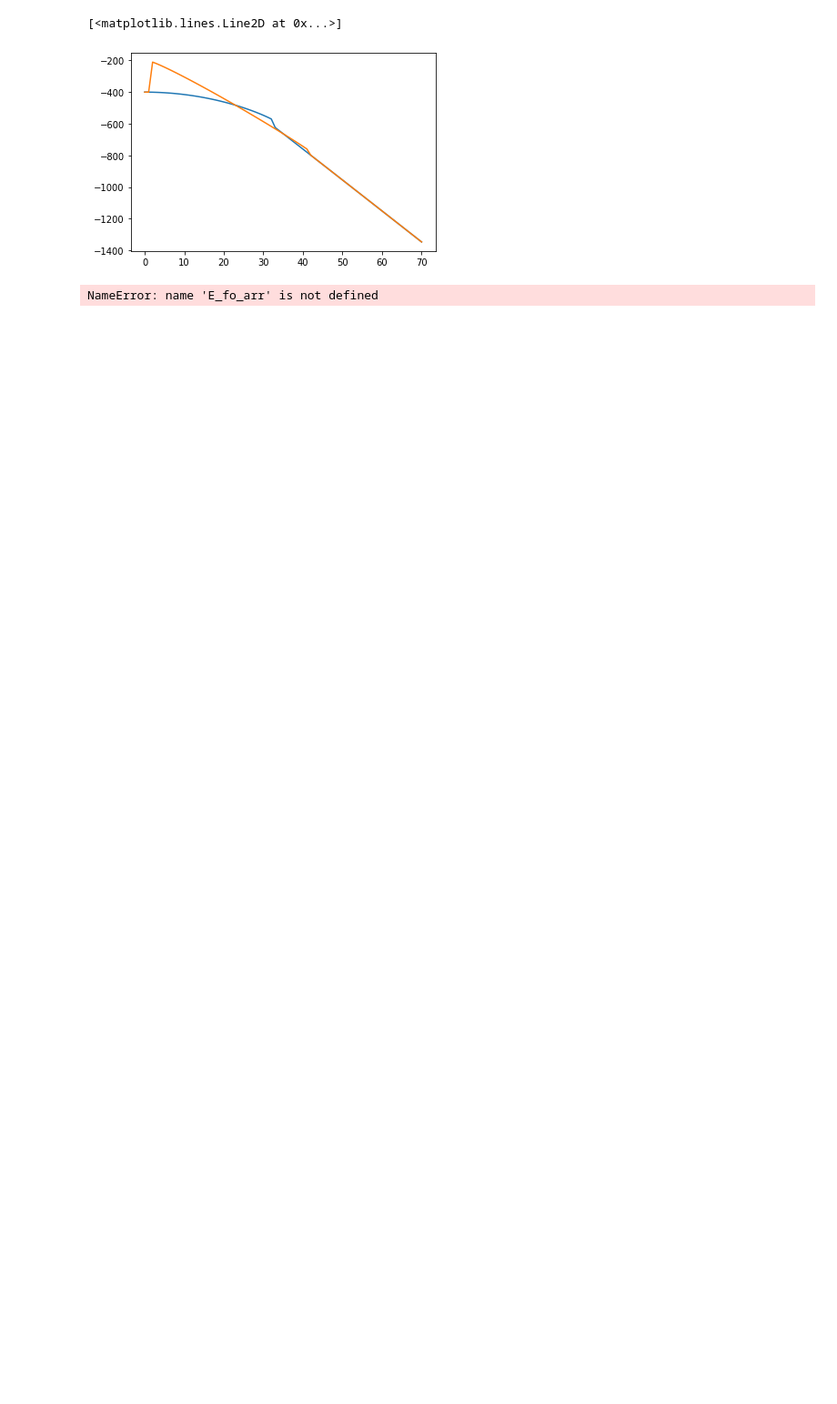
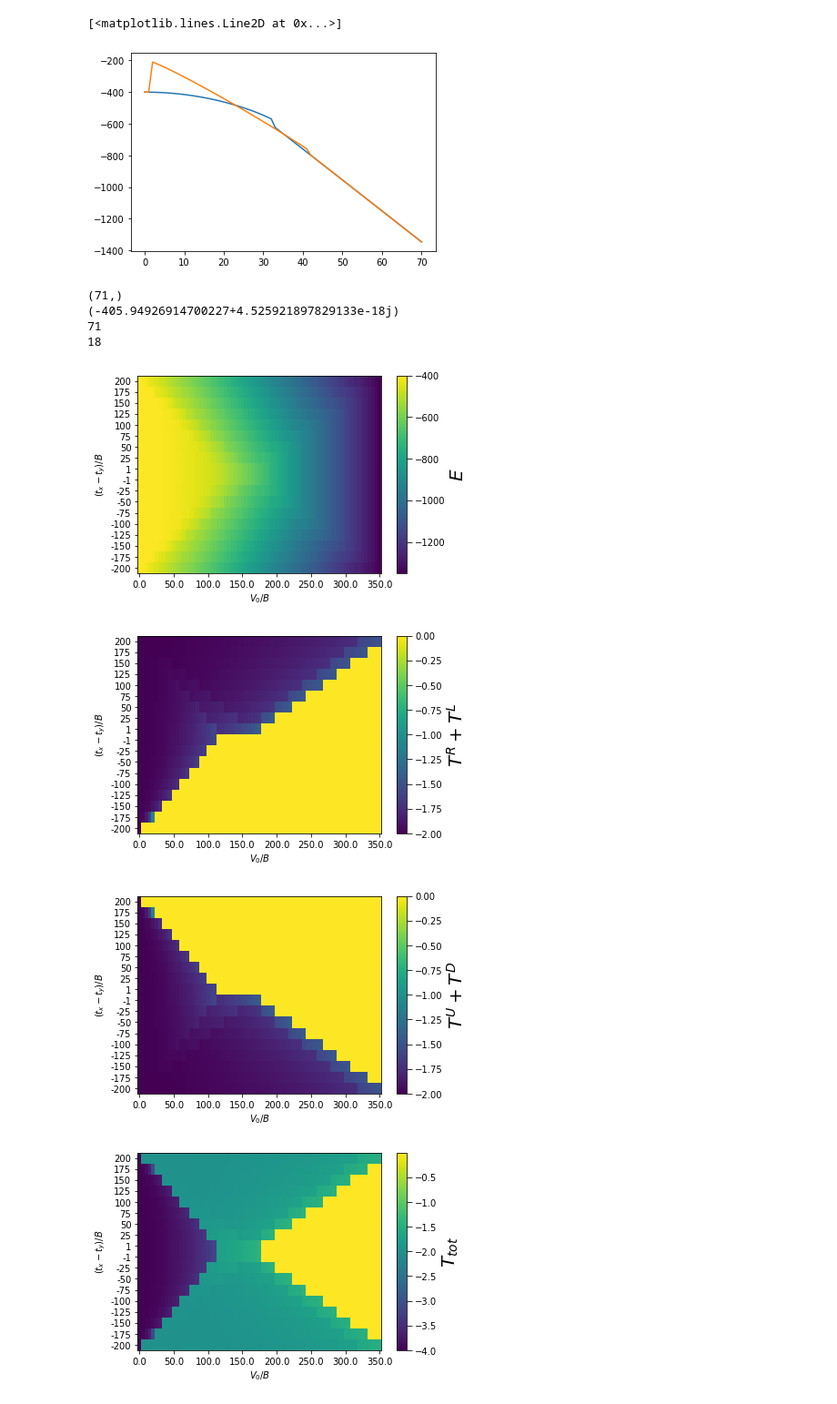
Before and after one commit to Progklui/rotor_lattice_models, a Jupyter notebook: phase_diag.ipynb, the cells around one changed output. Shown at 91% size. Drawn from its saved outputs; the diff is of its cells as text; code cells hidden in the pictures; blank space fills up the shorter version.

```diff
--- a/phase_diag.ipynb
+++ b/phase_diag.ipynb
@@ -633,6 +668,16 @@ plt.plot(E_fdh_arr[8])
 # %% [output]
 [<matplotlib.lines.Line2D at 0x...>]
 [figure]
+# %%
+print(E_arr_fo[0].shape)
+print(E_arr_fo[0,1])
+print(len(V_0_arr[0]))
+print(len(diff_tx_ty))
+# %% [output]
+(71,)
+(-405.94926914700227+4.525921897829133e-18j)
+71
+18
 # %%
 state_no = 0
 
@@ -642,12 +687,12 @@ Ty_order = np.zeros(E_fo_arr.shape, dtype=complex)
 
 order_p = np.zeros(E_fo_arr.shape, dtype=complex)
 
-for i in range(len(V_0_arr)):
-    for j in range(len(diff_tx_ty)):
-        E_fo  = E_fo_arr[i,j]
-        E_fdv = E_fdv_arr[i,j]
-        E_fdh = E_fdh_arr[i,j]
-        E_sp  = E_sp_arr[i,j]
+for i in range(len(diff_tx_ty)):
+    for j in range(len(V_0_arr[0])):
+        E_fo  = E_arr_fo[i,j].real
+        E_fdv = E_arr_fdv[i,j].real
+        E_fdh = E_arr_fdh[i,j].real
+        E_sp  = E_arr_sp[i,j].real
 
         Tx_fo_s  = Tx_fo[i,j]
         Tx_fdv_s = Tx_fdv[i,j]
@@ -675,61 +720,65 @@ for i in range(len(V_0_arr)):
 
         order_p[i,j] = Tx_arr[state_no] + Ty_arr[state_no]
         if E_fdv == np.min(E_arr) and E_fdv < E_fdh:
-            order_p[i,j] = -order_p[i,j]
+            order_p[i,j] = order_p[i,j]
         elif E_fdh == np.min(E_arr) and E_fdh < E_fdv:
             order_p[i,j] = order_p[i,j]
 
 fig = plt.figure()
-pc = plt.pcolormesh(E_gs.T.real)
+pc = plt.pcolormesh(E_gs.real)
 cbar = fig.colorbar(pc)
 cbar.ax.tick_params(length=6)
 cbar.set_label(label=r'$E$', size=20)
 
-plt.xticks(np.arange(len(V_0_arr))+0.5, V_0_arr)
+plt.xticks(np.arange(len(V_0_arr[0]))[0::10]+0.5, V_0_arr[0][0::10].real)
 plt.yticks(np.arange(len(diff_tx_ty))+0.5, diff_tx_ty)
 plt.xlabel(r'$V_0/B$')
 plt.ylabel(r'$(t_x-t_y)/B$')
 
 plt.show()
 
 fig = plt.figure()
-pc = plt.pcolormesh(Tx_order.T.real)
+pc = plt.pcolormesh(Tx_order.real)
 cbar = fig.colorbar(pc)
 cbar.ax.tick_params(length=6)
 cbar.set_label(label=r'$T^R+T^L$', size=20)
 
-plt.xticks(np.arange(len(V_0_arr))+0.5, V_0_arr)
+plt.xticks(np.arange(len(V_0_arr[0]))[0::10]+0.5, V_0_arr[0][0::10].real)
+plt.yticks(np.arange(len(diff_tx_ty))+0.5, diff_tx_ty)
+plt.xlabel(r'$V_0/B$')
+plt.ylabel(r'$(t_x-t_y)/B$')
+
+plt.savefig('phase_diagram_energies.pdf')
+plt.show()
+
+fig = plt.figure()
+pc = plt.pcolormesh(Ty_order.real)
+cbar = fig.colorbar(pc)
+cbar.ax.tick_params(length=6)
+cbar.set_label(label=r'$T^U+T^D$', size=20)
+
+plt.xticks(np.arange(len(V_0_arr[0]))[0::10]+0.5, V_0_arr[0][0::10].real)
 plt.yticks(np.arange(len(diff_tx_ty))+0.5, diff_tx_ty)
 plt.xlabel(r'$V_0/B$')
 plt.ylabel(r'$(t_x-t_y)/B$')
 
 plt.show()
 
 fig = plt.figure()
-pc = plt.pcolormesh(Ty_order.T.real)
+pc = plt.pcolormesh(order_p.real)
 cbar = fig.colorbar(pc)
 cbar.ax.tick_params(length=6)
-cbar.set_label(label=r'$T^U+T^D$', size=20)
+cbar.set_label(label=r'$T_{tot}$', size=20)
 
-plt.xticks(np.arange(len(V_0_arr))+0.5, V_0_arr)
+plt.xticks(np.arange(len(V_0_arr[0]))[0::10]+0.5, V_0_arr[0][0::10].real)
 plt.yticks(np.arange(len(diff_tx_ty))+0.5, diff_tx_ty)
 plt.xlabel(r'$V_0/B$')
 plt.ylabel(r'$(t_x-t_y)/B$')
 
+plt.savefig('phase_diagram_order_param1.pdf')
 plt.show()
-
-fig = plt.figure()
-pc = plt.pcolormesh(order_p.T.real)
-cbar = fig.colorbar(pc)
-cbar.ax.tick_params(length=6)
-cbar.set_label(label=r'$T_{tot}$', size=20)
-
-plt.xticks(np.arange(len(V_0_arr))+0.5, V_0_arr)
-plt.yticks(np.arange(len(diff_tx_ty))+0.5, diff_tx_ty)
-plt.xlabel(r'$V_0/B$')
-plt.ylabel(r'$(t_x-t_y)/B$')
-
-plt.savefig('phase_diagram.svg')
-plt.show()
 # %% [output]
-NameError: name 'E_fo_arr' is not defined
+[figure, added]
+[figure, added]
+[figure, added]
+[figure, added]
```
Also changed, not shown: parts of 10 cells of this notebook, 2 other files.
